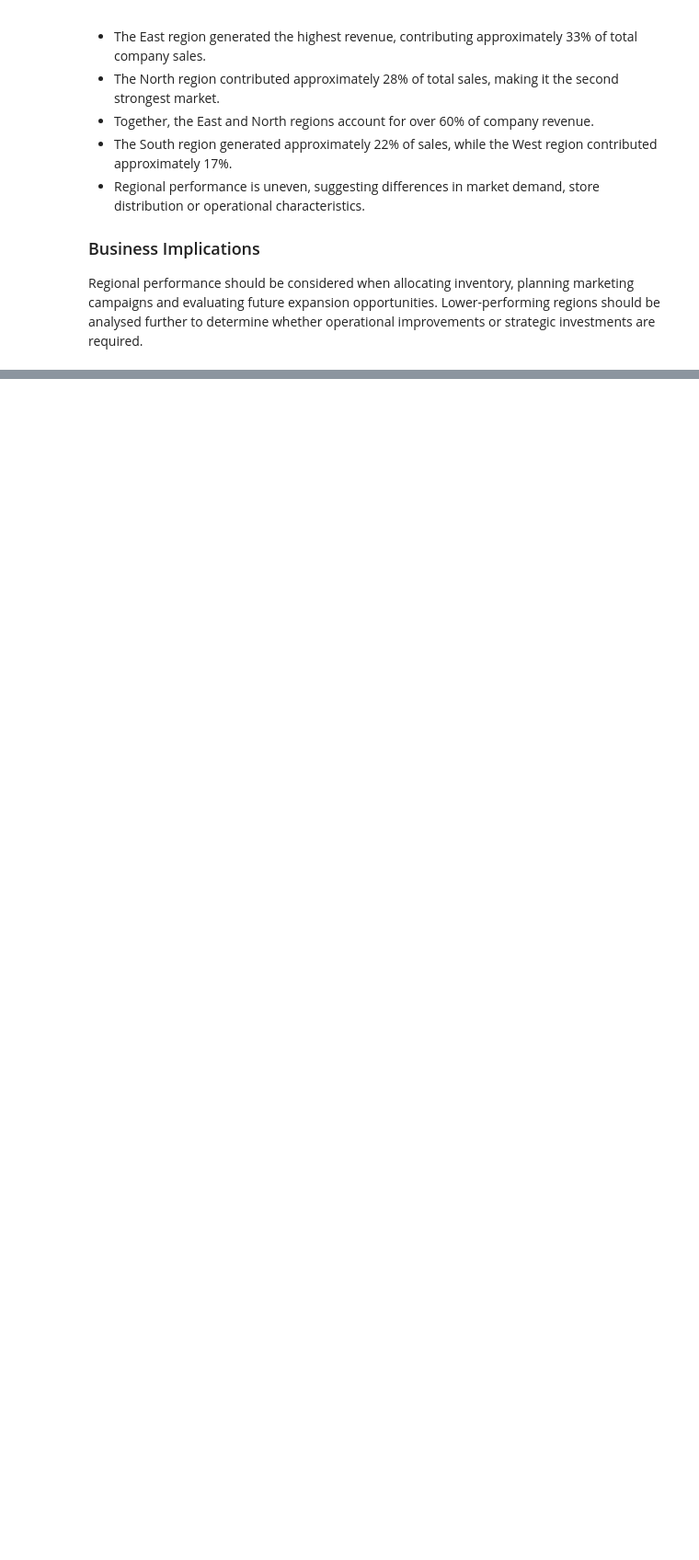
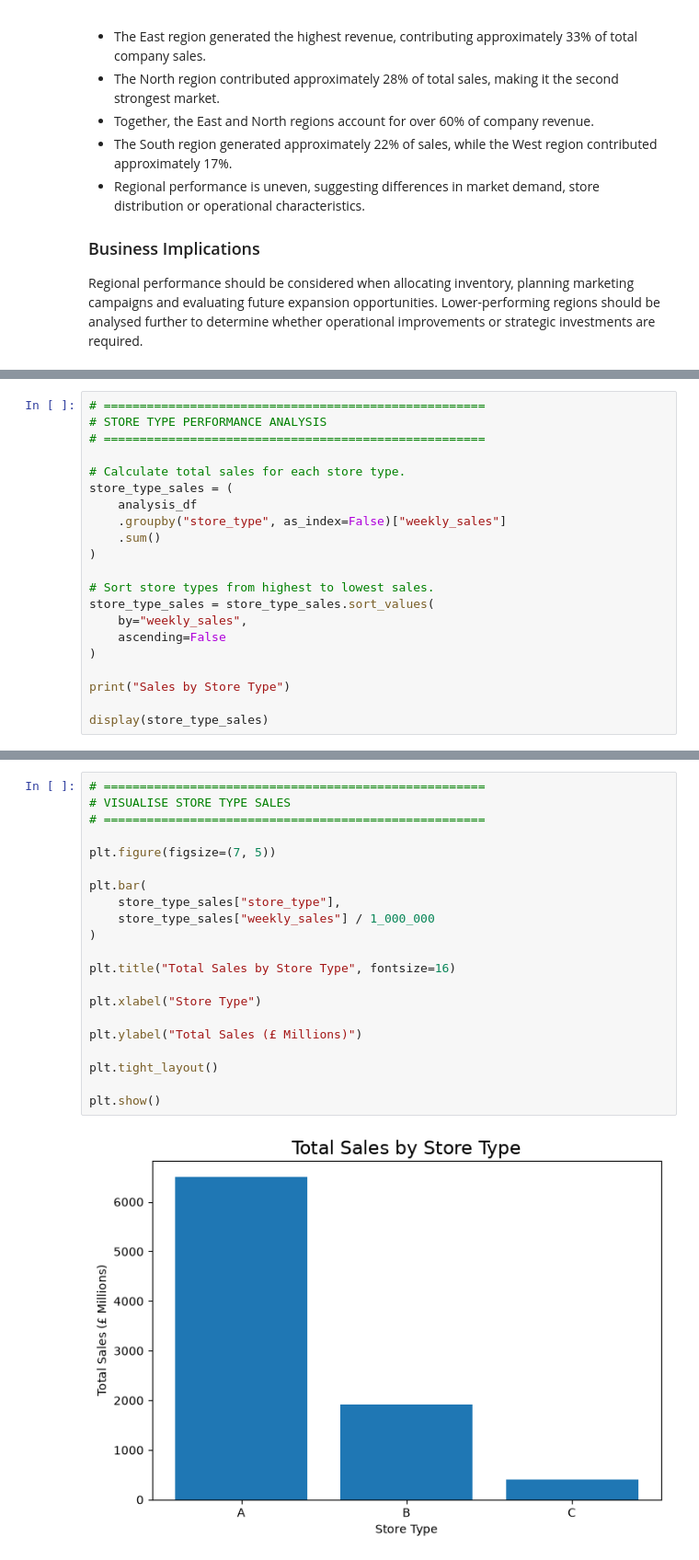
Before and after one commit to DevashishVidhate/Retail-Supply-Chain-Analytics, a Jupyter notebook: notebooks/EDA.ipynb, the cells around one changed output, grey strips where cells are left out. Shown at 92% size. Saved outputs shown, nothing was run; the diff lists cells and outputs as text; blank space fills up the shorter version.

Commit message:
Added analysis related to store size vs. store sales and holiday impact

```diff
--- a/notebooks/EDA.ipynb
+++ b/notebooks/EDA.ipynb
@@ -1162,0 +1180,21 @@ Regional performance should be considered when allocating inventory, planning ma
+# %%
+# =====================================================
+# STORE TYPE PERFORMANCE ANALYSIS
+# =====================================================
+
+# Calculate total sales for each store type.
+store_type_sales = (
+    analysis_df
+    .groupby("store_type", as_index=False)["weekly_sales"]
+    .sum()
+)
+
+# Sort store types from highest to lowest sales.
+store_type_sales = store_type_sales.sort_values(
+    by="weekly_sales",
+    ascending=False
+)
+
+print("Sales by Store Type")
+
+display(store_type_sales)
@@ -1162,0 +1207,23 @@ Regional performance should be considered when allocating inventory, planning ma
+# %%
+# =====================================================
+# VISUALISE STORE TYPE SALES
+# =====================================================
+
+plt.figure(figsize=(7, 5))
+
+plt.bar(
+    store_type_sales["store_type"],
+    store_type_sales["weekly_sales"] / 1_000_000
+)
+
+plt.title("Total Sales by Store Type", fontsize=16)
+
+plt.xlabel("Store Type")
+
+plt.ylabel("Total Sales (£ Millions)")
+
+plt.tight_layout()
+
+plt.show()
+# %% [output]
+[figure, added]
```
Also changed, not shown: parts of 26 cells of this notebook.
